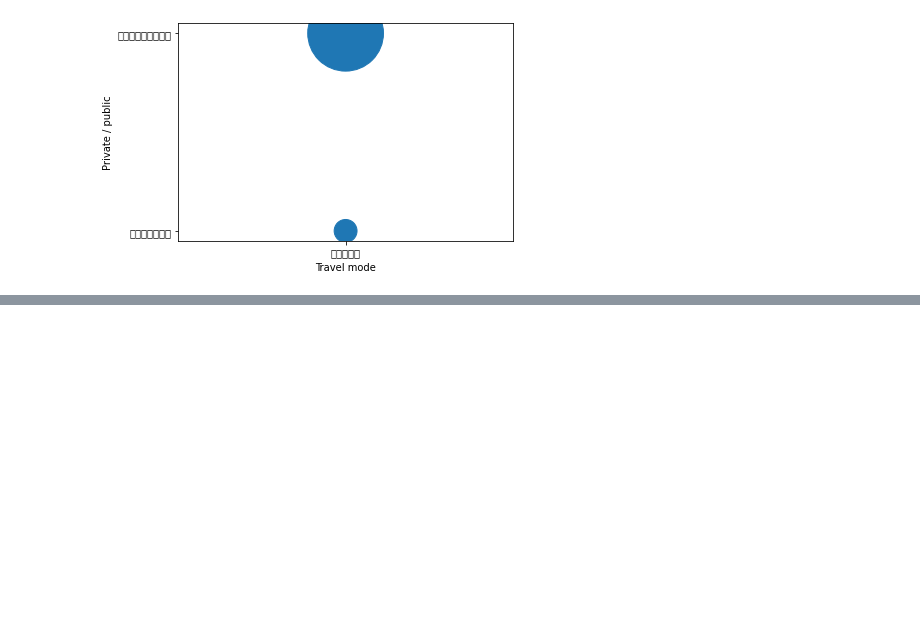
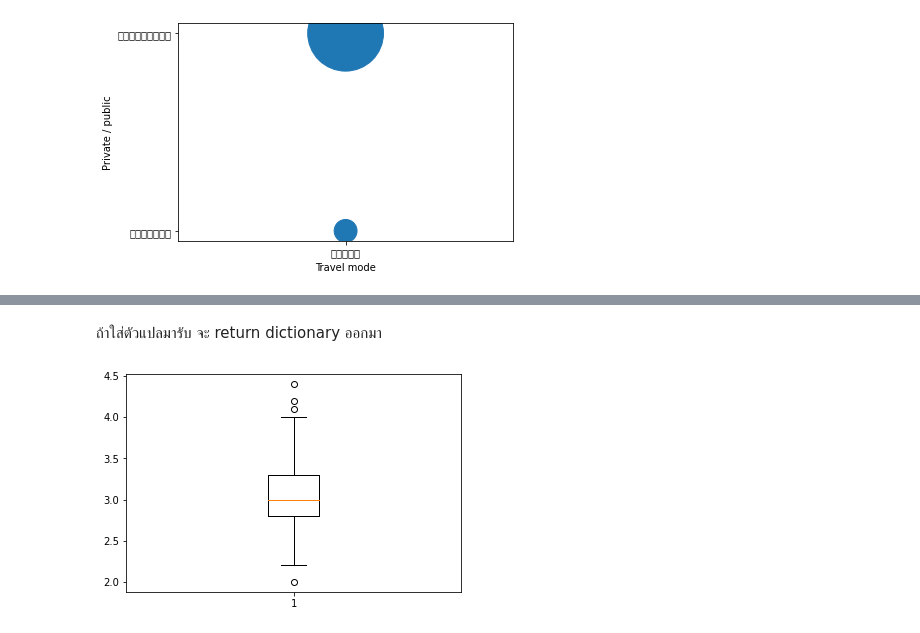
Before and after one commit to MMoltira/data_viz, a Jupyter notebook: Visualize_Table_Distribution.ipynb, the cells around one changed output, grey strips where cells are left out. Cells and saved outputs as stored; diff of their text form; code cells hidden in the pictures; blank space fills up the shorter version.

Commit message:
Boxplot

```diff
--- a/Visualize_Table_Distribution.ipynb
+++ b/Visualize_Table_Distribution.ipynb
@@ -215,0 +239,6 @@ plt.ylabel('Private / public'); #ชื่อแกน Y
+# %% [markdown]
+ถ้าใส่ตัวแปลมารับ จะ return dictionary ออกมา
+# %%
+B = plt.boxplot(df['SepalWidth'])
+# %% [output]
+[figure, added]
```
Also changed, not shown: parts of 18 cells of this notebook.
